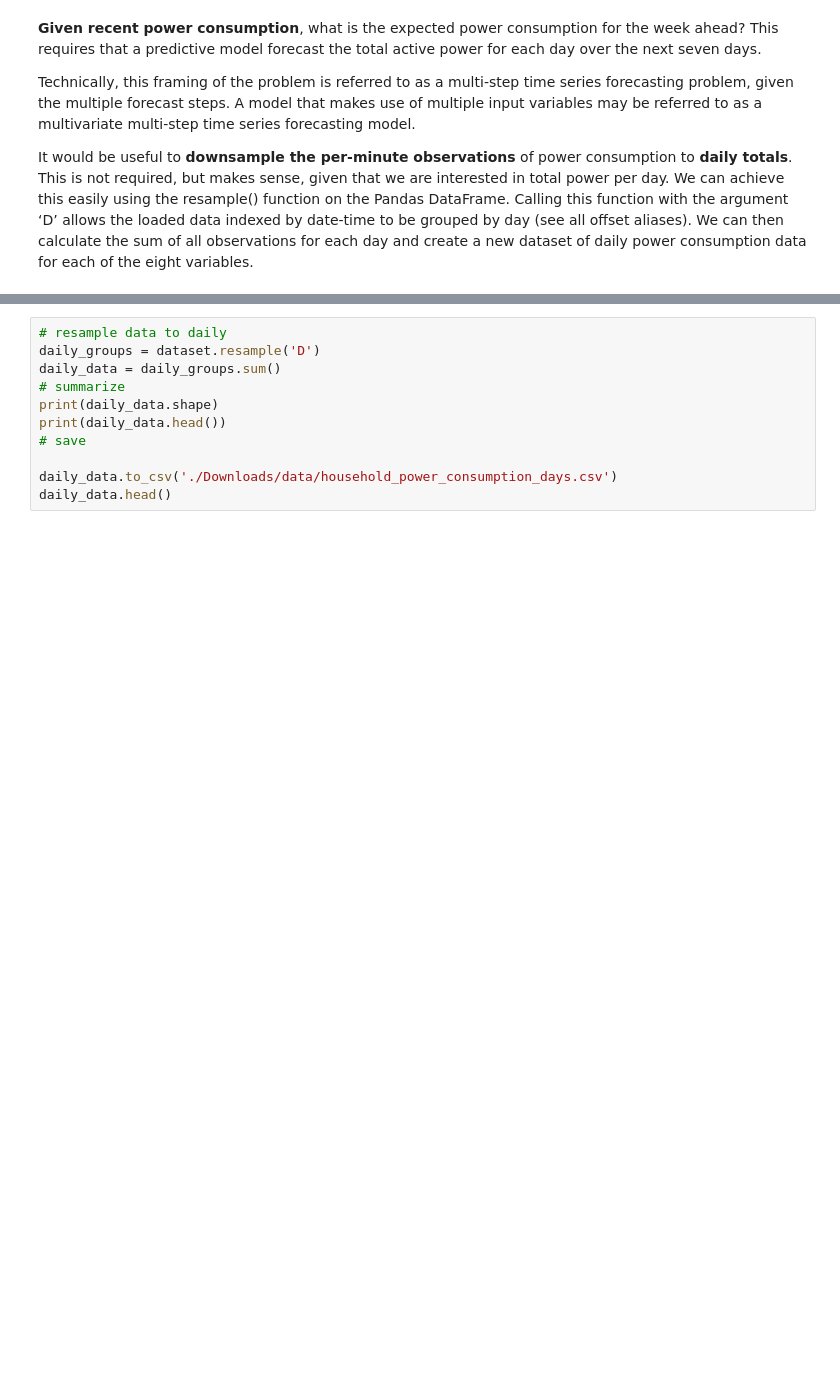
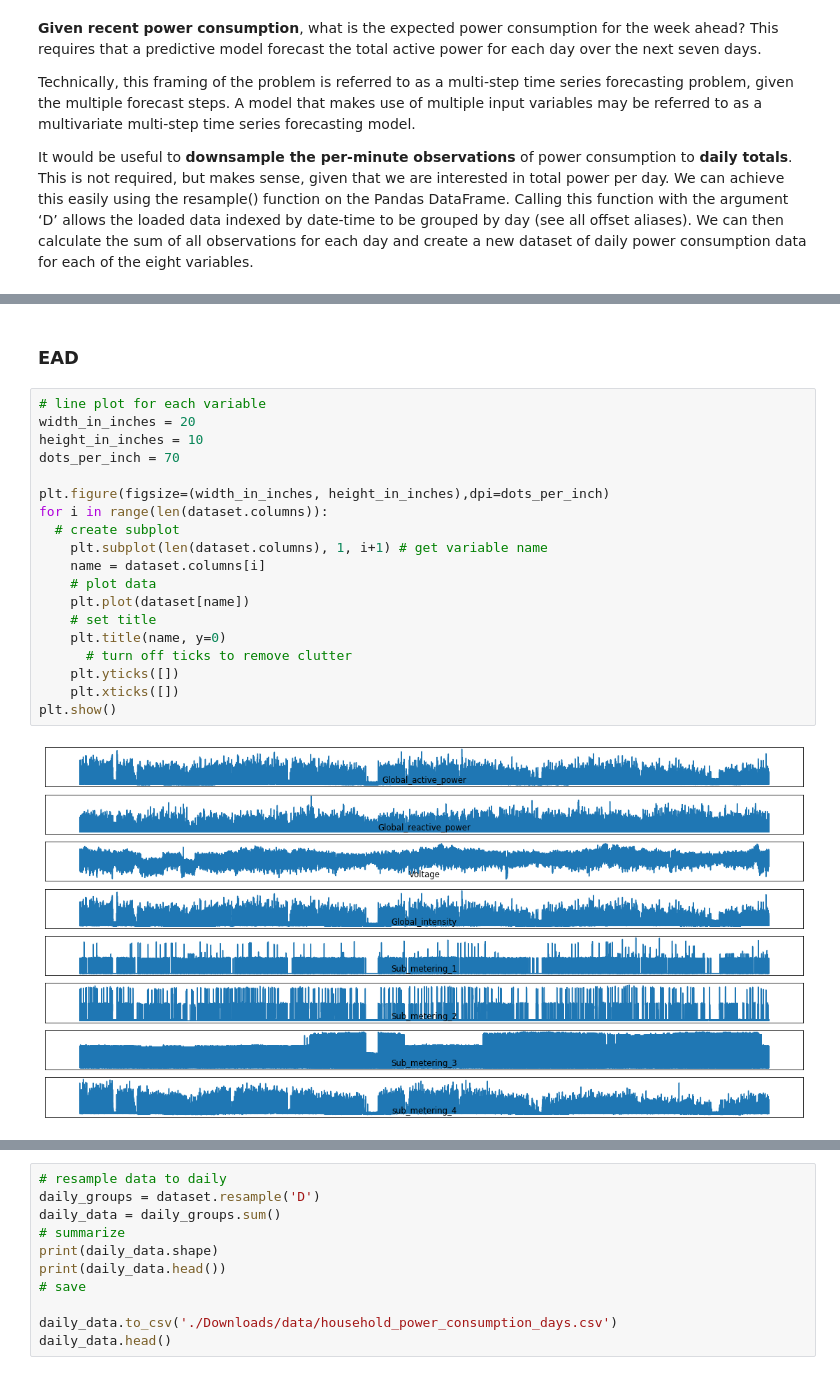
Before and after one commit to trisidoan/TimeSeries, a Jupyter notebook: MultivariateTimeSeries_Household_forecast.ipynb, the cells around one changed output, grey strips where cells are left out. Drawn from its saved outputs; the diff is of its cells as text; blank space fills up the shorter version.

```diff
--- a/MultivariateTimeSeries_Household_forecast.ipynb
+++ b/MultivariateTimeSeries_Household_forecast.ipynb
@@ -62,0 +71,23 @@ dataset.head()
+# %% [markdown]
+### EAD
+# %%
+# line plot for each variable
+width_in_inches = 20
+height_in_inches = 10
+dots_per_inch = 70
+
+plt.figure(figsize=(width_in_inches, height_in_inches),dpi=dots_per_inch)
+for i in range(len(dataset.columns)):
+  # create subplot
+    plt.subplot(len(dataset.columns), 1, i+1) # get variable name
+    name = dataset.columns[i]
+    # plot data
+    plt.plot(dataset[name])
+    # set title
+    plt.title(name, y=0)
+      # turn off ticks to remove clutter
+    plt.yticks([])
+    plt.xticks([])
+plt.show()
+# %% [output]
+[figure, added]
```
Also changed, not shown: parts of 14 cells of this notebook.
